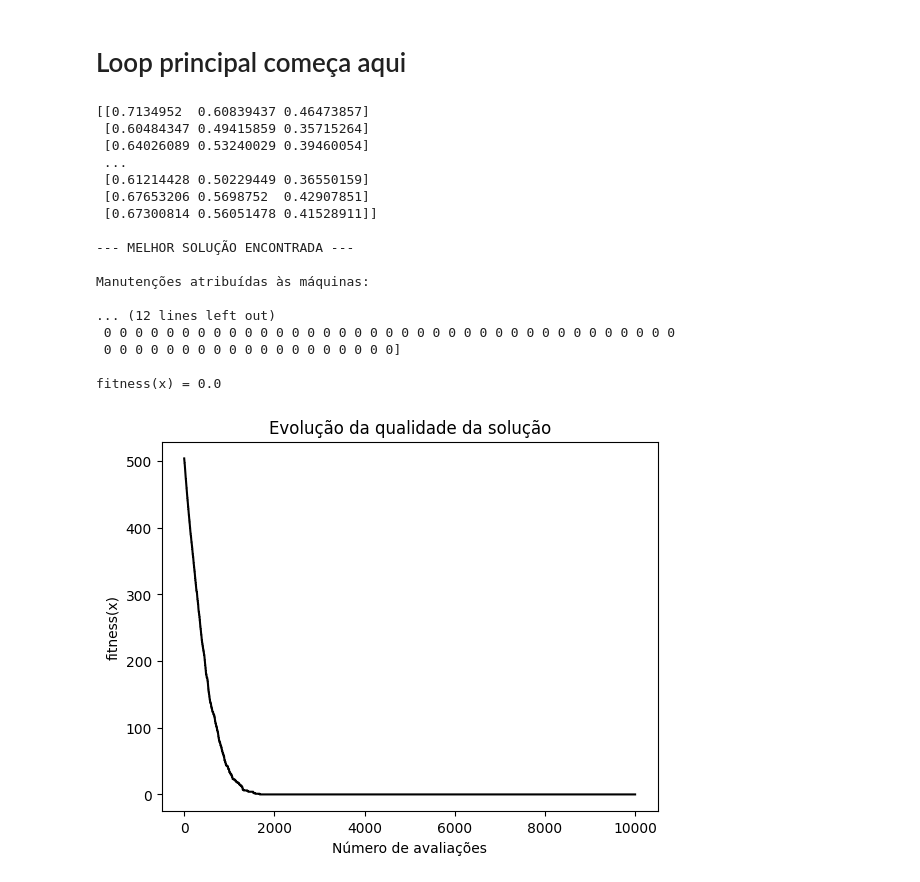
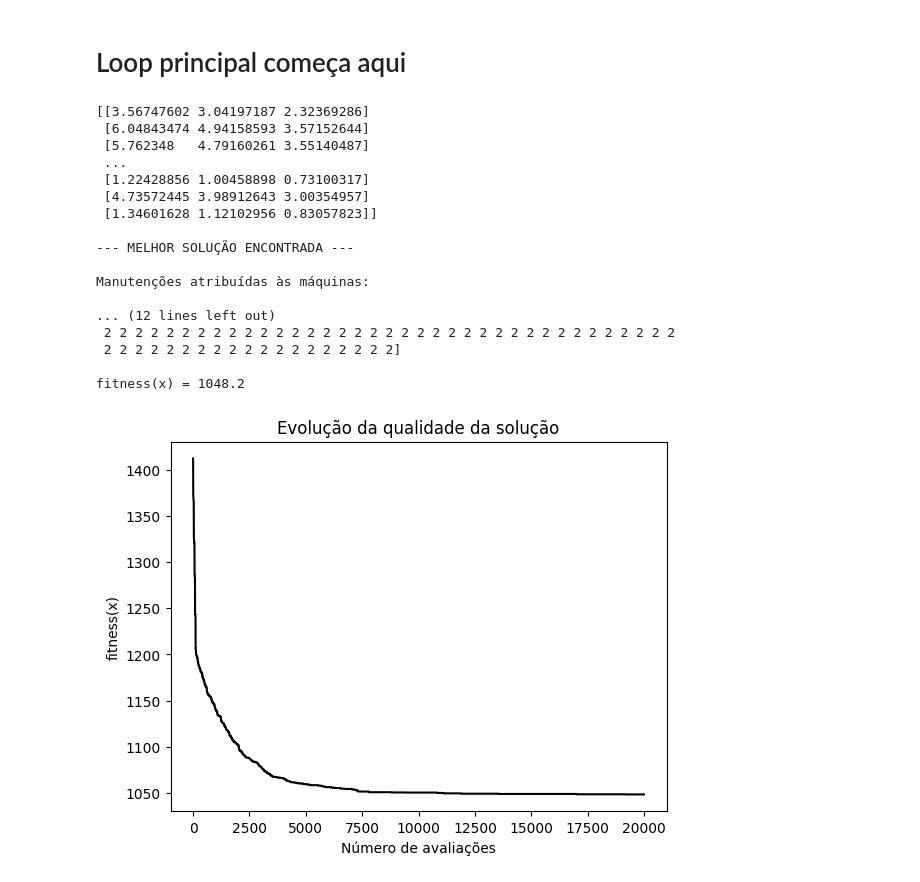
Before and after one commit to RaphaelLeivas/td-2025-1, a Jupyter notebook: tc1_f1.ipynb, the cells around one changed output. Cells and saved outputs as stored; diff of their text form; code cells hidden in the pictures.

Commit message:
adicionada a classe myVNS com novas vizinhanças, ela resolve os dois problemas

```diff
--- a/tc1_f1.ipynb
+++ b/tc1_f1.ipynb
@@ -199,19 +217,21 @@ class MyProblem:
 # %%
 myProblem = MyProblem()
 myRVNS = MyRVNS()
+myVNS = MyVNS()
 
 num_sol_avaliadas = 0
-max_num_sol_avaliadas = 10000
+max_num_sol_avaliadas = 20000
 kmax = 3 # Número de estruturas de vizinhanças definidas
 
 # salva os dados do problema
 probdata = myProblem.probdef()
 
 # gera uma solução inicial aleatória
-x = myProblem.sol_inicial1(probdata, apply_constructive_heuristic=False)
+x = myProblem.sol_inicial(probdata, apply_constructive_heuristic=False)
 
 # Avalia solução inicial
-x = myProblem.fobj1(x, probdata)
+#x = myProblem.fobj1(x, probdata)
+x = myProblem.fobj2(x, probdata)
 num_sol_avaliadas += 1
 
 # agora é definir os shake e vizinhanças do VNS para ele achar a solução ótima
@@ -230,46 +250,47 @@ while num_sol_avaliadas < max_num_sol_avaliadas:
     while k <= kmax:
 
         # Gera uma solução candidata na k-ésima vizinhança de x
-        y = myRVNS.shake(x,k,probdata)
-        y = myProblem.fobj1(y,probdata)
+        y = myVNS.shake(x,k,probdata)
+        #y = myProblem.fobj1(y,probdata)
+        y = myProblem.fobj2(y,probdata)
         num_sol_avaliadas += 1
 
         # Atualiza solução corrente e estrutura de vizinhança (se necessário)
-        x,k = myRVNS.neighborhoodChange(x,y,k)
+        x,k = myVNS.neighborhoodChange(x,y,k)
 
         # Armazena dados para plot
         historico.sol.append(x.solution)
         historico.fit.append(x.fitness)
 
 
 print('\n--- MELHOR SOLUÇÃO ENCONTRADA ---\n')
 print('Manutenções atribuídas às máquinas:\n')
 print('x = {}\n'.format(x.solution))
 print('fitness(x) = {:.1f}\n'.format(x.fitness))
 
 plt.figure()
 s = len(historico.fit)
 plt.plot(np.linspace(0,s-1,s),historico.fit,'k-')
 plt.title('Evolução da qualidade da solução');
 plt.xlabel('Número de avaliações');
 plt.ylabel('fitness(x)');
 plt.show()
 # %% [output]
-[[0.7134952  0.60839437 0.46473857]
- [0.60484347 0.49415859 0.35715264]
- [0.64026089 0.53240029 0.39460054]
+[[3.56747602 3.04197187 2.32369286]
+ [6.04843474 4.94158593 3.57152644]
+ [5.762348   4.79160261 3.55140487]
  ...
- [0.61214428 0.50229449 0.36550159]
- [0.67653206 0.5698752  0.42907851]
- [0.67300814 0.56051478 0.41528911]]
+ [1.22428856 1.00458898 0.73100317]
+ [4.73572445 3.98912643 3.00354957]
+ [1.34601628 1.12102956 0.83057823]]
 
 --- MELHOR SOLUÇÃO ENCONTRADA ---
 
 Manutenções atribuídas às máquinas:
 
 ... (12 lines left out)
- 0 0 0 0 0 0 0 0 0 0 0 0 0 0 0 0 0 0 0 0 0 0 0 0 0 0 0 0 0 0 0 0 0 0 0 0 0
- 0 0 0 0 0 0 0 0 0 0 0 0 0 0 0 0 0 0 0]
+ 2 2 2 2 2 2 2 2 2 2 2 2 2 2 2 2 2 2 2 2 2 2 2 2 2 2 2 2 2 2 2 2 2 2 2 2 2
+ 2 2 2 2 2 2 2 2 2 2 2 2 2 2 2 2 2 2 2]
 
-fitness(x) = 0.0
+fitness(x) = 1048.2
-[figure, old version]
+[figure, new version]
```
Also changed, not shown: parts of 2 cells of this notebook.
